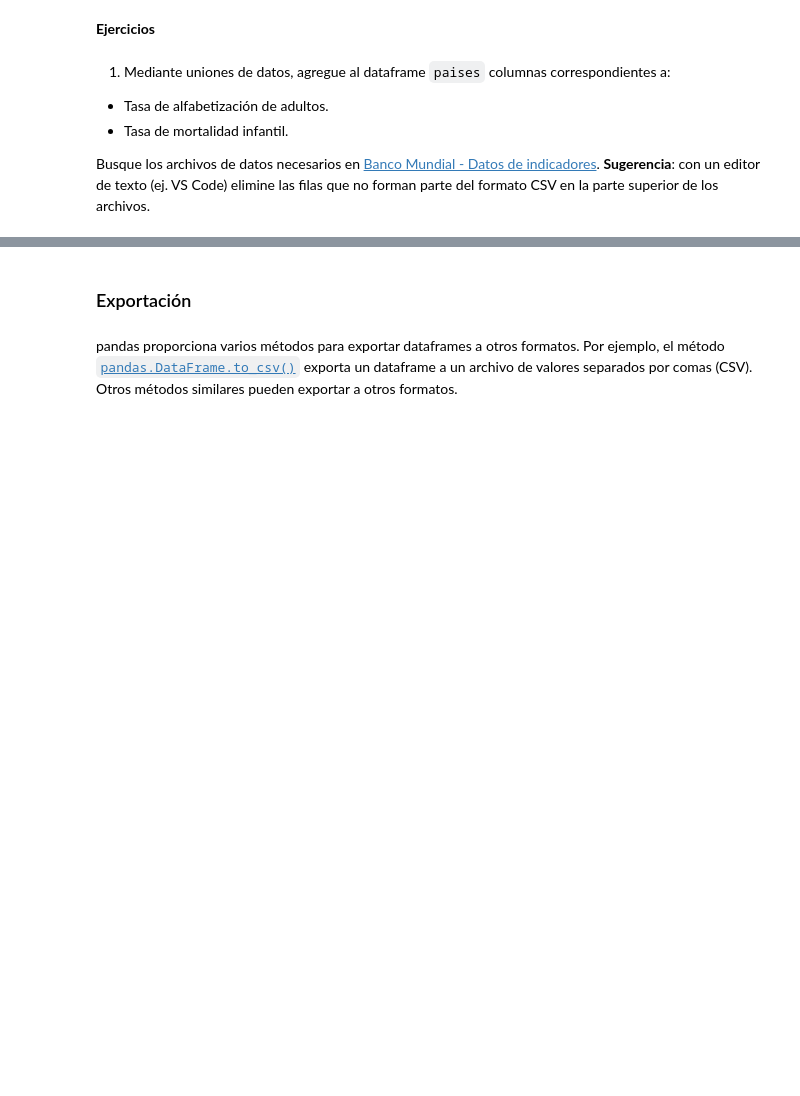
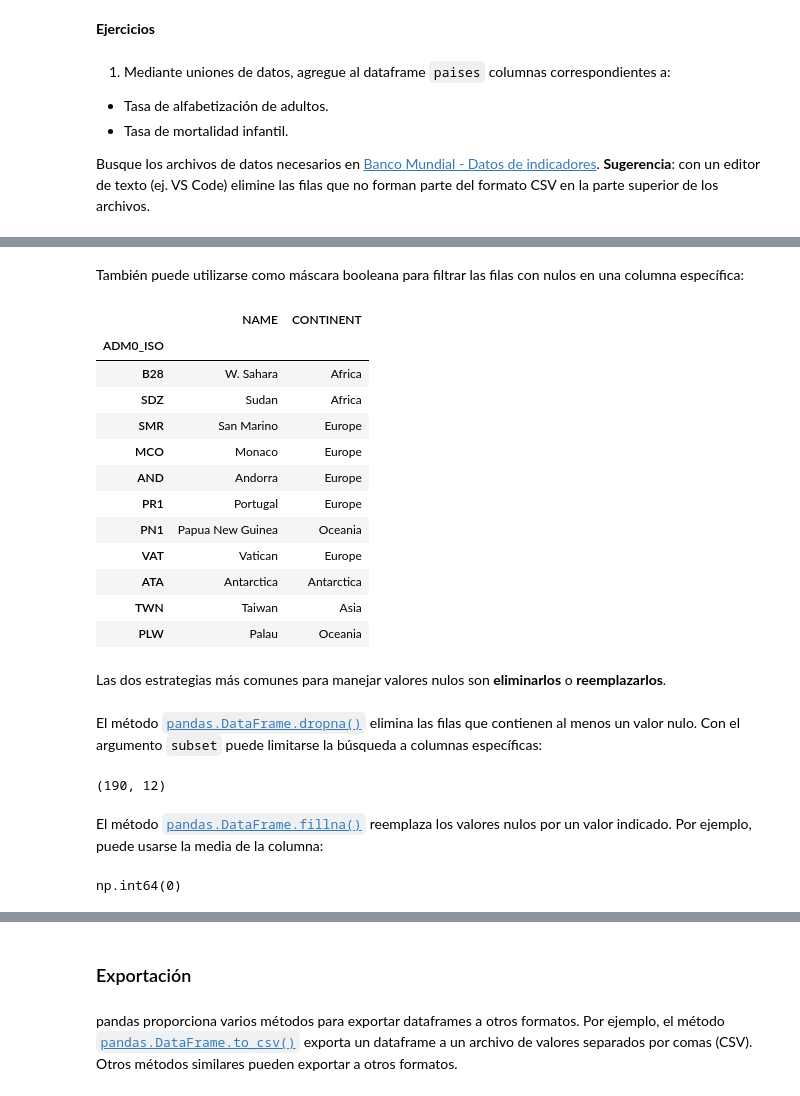
Before and after one commit to tpb708-programacionsig/2026-i, a Jupyter notebook: contenidos/iii-analisis-visualizacion-datos/01-pandas.ipynb, the cells around one changed output, grey strips where cells are left out. Saved outputs shown, nothing was run; the diff lists cells and outputs as text; code cells hidden in the pictures; blank space fills up the shorter version.

```diff
--- a/contenidos/iii-analisis-visualizacion-datos/01-pandas.ipynb
+++ b/contenidos/iii-analisis-visualizacion-datos/01-pandas.ipynb
@@ -860,0 +1063,43 @@ paises.sort_values(by='LIFE_EXPECTANCY', ascending=True).head(10)[['NAME', 'CONT
+# %% [markdown]
+También puede utilizarse como máscara booleana para filtrar las filas con nulos en una columna específica:
+# %%
+# Países con valor nulo en LIFE_EXPECTANCY
+
+paises[paises['LIFE_EXPECTANCY'].isna()][['NAME', 'CONTINENT']]
+# %% [output]
+|  | NAME | CONTINENT |
+| ADM0_ISO |  |  |
+| B28 | W. Sahara | Africa |
+| SDZ | Sudan | Africa |
+| SMR | San Marino | Europe |
+| MCO | Monaco | Europe |
+| AND | Andorra | Europe |
+| PR1 | Portugal | Europe |
+| PN1 | Papua New Guinea | Oceania |
+| VAT | Vatican | Europe |
+| ATA | Antarctica | Antarctica |
+| TWN | Taiwan | Asia |
+| PLW | Palau | Oceania |
+# %% [markdown]
+Las dos estrategias más comunes para manejar valores nulos son **eliminarlos** o **reemplazarlos**.
+# %% [markdown]
+El método [`pandas.DataFrame.dropna()`](https://pandas.pydata.org/docs/reference/api/pandas.DataFrame.dropna.html) elimina las filas que contienen al menos un valor nulo. Con el argumento `subset` puede limitarse la búsqueda a columnas específicas:
+# %%
+# Dataframe sin las filas con LIFE_EXPECTANCY nulo
+
+paises_sin_nulos = paises.dropna(subset=['LIFE_EXPECTANCY'])
+paises_sin_nulos.shape
+# %% [output]
+(190, 12)
+# %% [markdown]
+El método [`pandas.DataFrame.fillna()`](https://pandas.pydata.org/docs/reference/api/pandas.DataFrame.fillna.html) reemplaza los valores nulos por un valor indicado. Por ejemplo, puede usarse la media de la columna:
+# %%
+# Dataframe con los nulos de LIFE_EXPECTANCY rellenados con la media
+
+media_esperanza = paises['LIFE_EXPECTANCY'].mean()
+paises_rellenos = paises.fillna({'LIFE_EXPECTANCY': media_esperanza})
+
+# Verificación: ya no hay nulos en LIFE_EXPECTANCY
+paises_rellenos['LIFE_EXPECTANCY'].isna().sum()
+# %% [output]
+np.int64(0)
```
Also changed, not shown: parts of 44 cells of this notebook, 2 other files.
